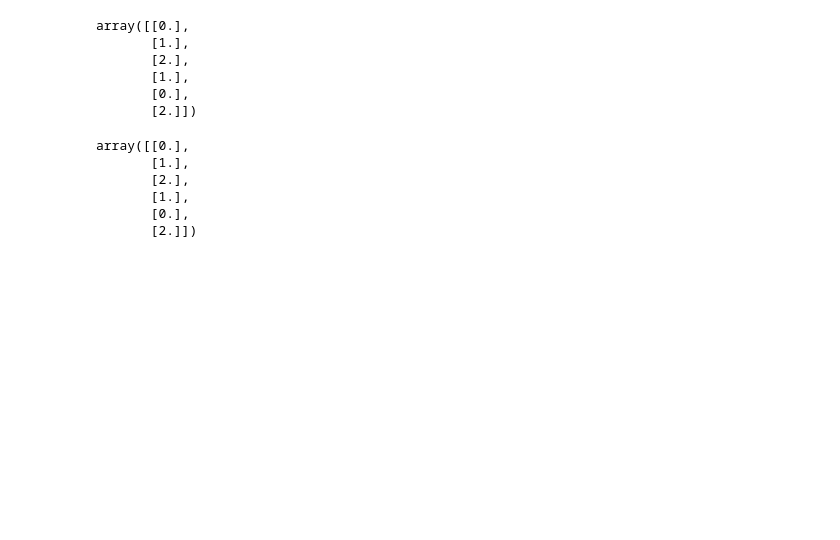
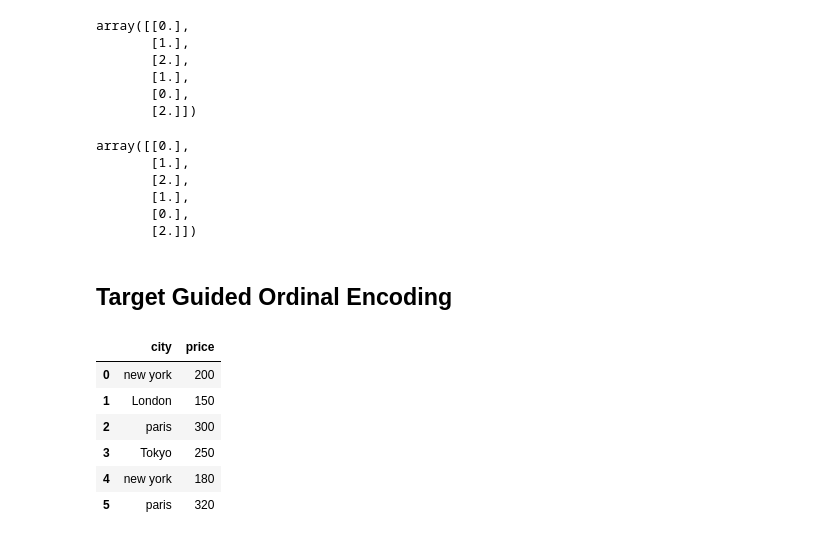
Before and after one commit to prathmeshpatil98/Machine_learning, a Jupyter notebook: Encodind_And_types.ipynb, the cells around one changed output. Cells and saved outputs as stored; diff of their text form; code cells hidden in the pictures; blank space fills up the shorter version.

Commit message:
Encoding for the machine learning Algorithm.

```diff
--- a/Encodind_And_types.ipynb
+++ b/Encodind_And_types.ipynb
@@ -145,3 +145,5 @@ array([[0.],
        [1.],
        [0.],
        [2.]])
+# %% [markdown]
+## Target Guided Ordinal Encoding
@@ -147,0 +156,10 @@ array([[0.],
+# %%
+df
+# %% [output]
+|  | city | price |
+| 0 | new york | 200 |
+| 1 | London | 150 |
+| 2 | paris | 300 |
+| 3 | Tokyo | 250 |
+| 4 | new york | 180 |
+| 5 | paris | 320 |
```
Also changed, not shown: parts of 8 cells of this notebook.
